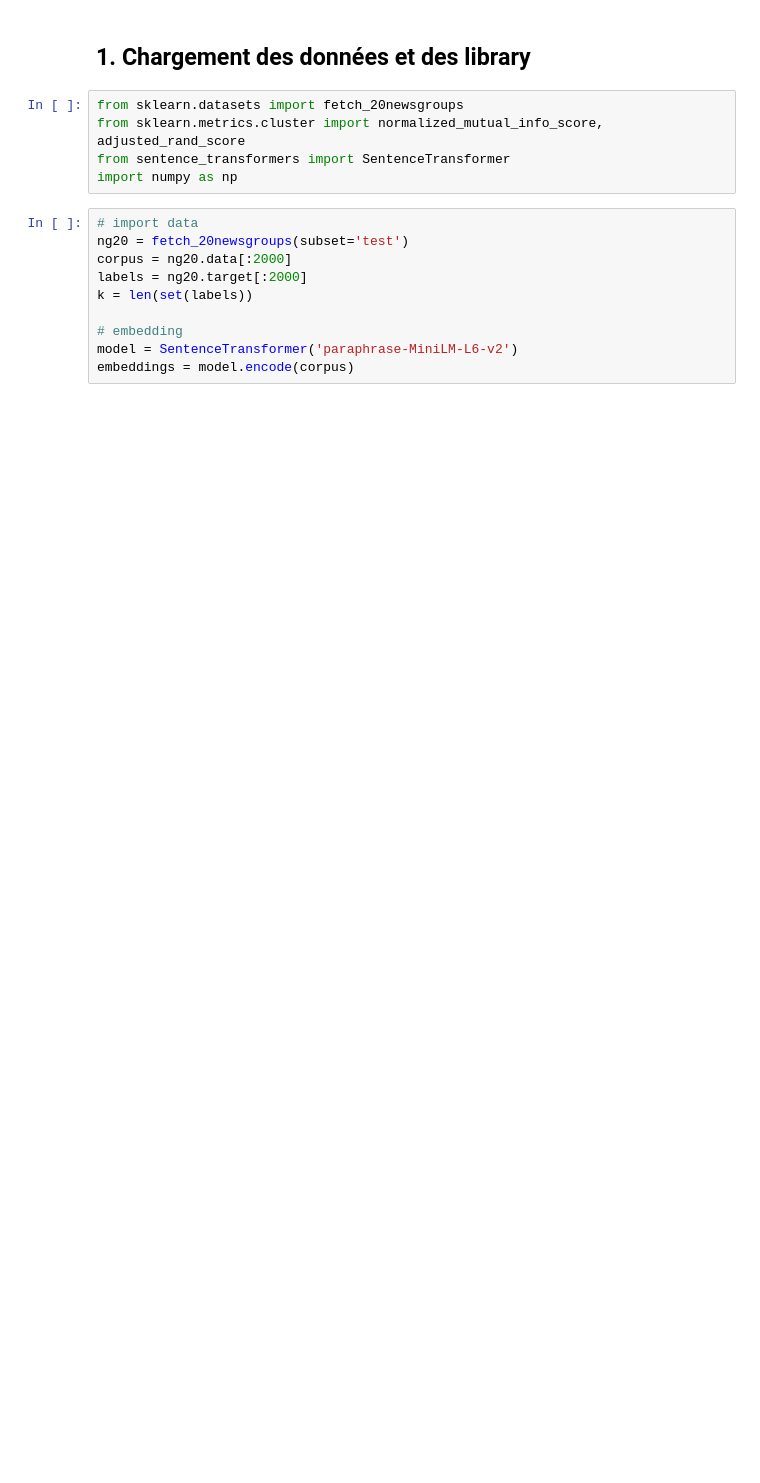
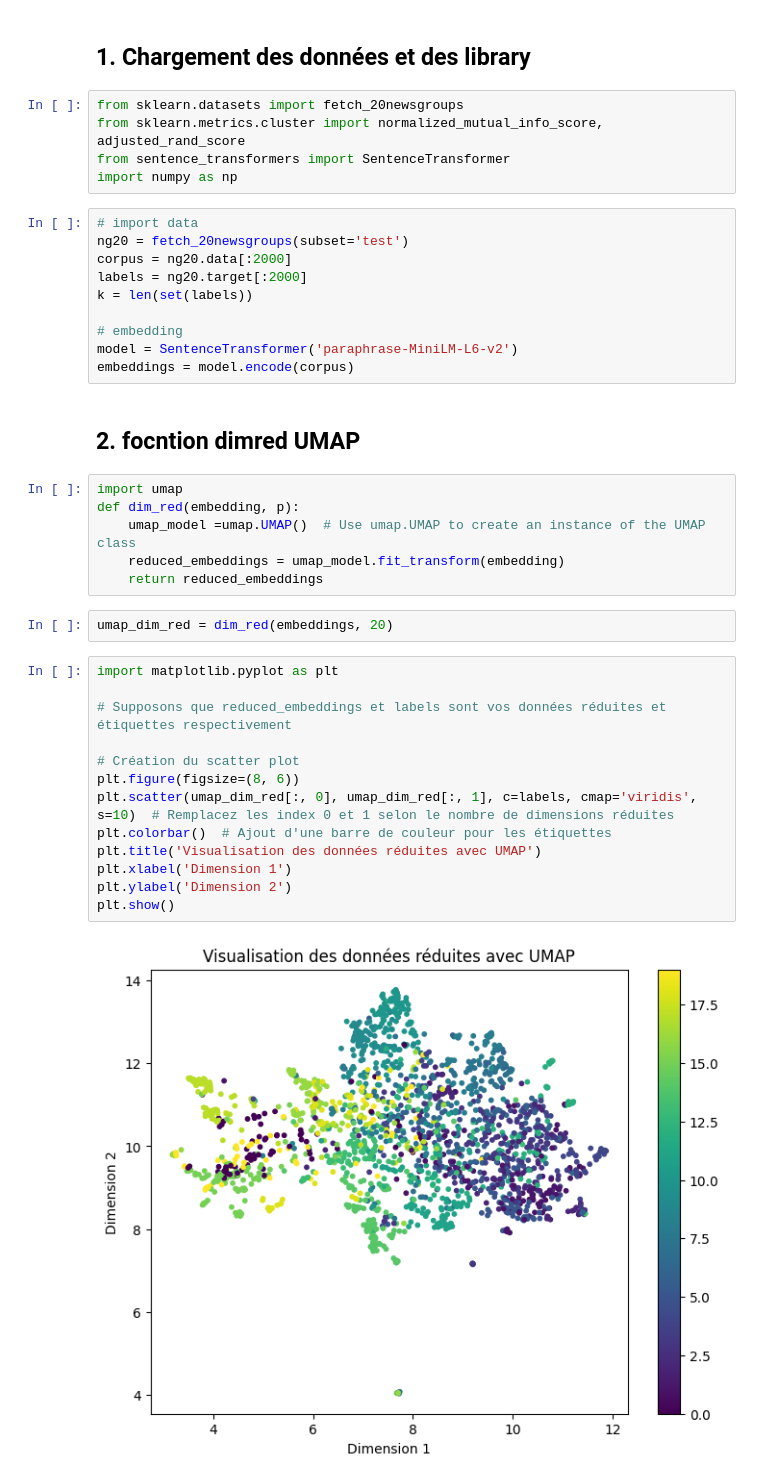
Before and after one commit to rayanzer/Projet_data_eng, a Jupyter notebook: experiments/experiments_UMAP.ipynb, the cells around one changed output. Saved outputs shown, nothing was run; the diff lists cells and outputs as text; blank space fills up the shorter version.

Commit message:
ajout de la partie 2

```diff
--- a/experiments/experiments_UMAP.ipynb
+++ b/experiments/experiments_UMAP.ipynb
@@ -35,3 +48,28 @@ k = len(set(labels))
 # embedding
 model = SentenceTransformer('paraphrase-MiniLM-L6-v2')
 embeddings = model.encode(corpus)
+# %% [markdown]
+## **2. focntion dimred UMAP**
+# %%
+import umap
+def dim_red(embedding, p):
+    umap_model =umap.UMAP()  # Use umap.UMAP to create an instance of the UMAP class
+    reduced_embeddings = umap_model.fit_transform(embedding)
+    return reduced_embeddings
+# %%
+umap_dim_red = dim_red(embeddings, 20)
+# %%
+import matplotlib.pyplot as plt
+
+# Supposons que reduced_embeddings et labels sont vos données réduites et étiquettes respectivement
+
+# Création du scatter plot
+plt.figure(figsize=(8, 6))
+plt.scatter(umap_dim_red[:, 0], umap_dim_red[:, 1], c=labels, cmap='viridis', s=10)  # Remplacez les index 0 et 1 selon le nombre de dimensions réduites
+plt.colorbar()  # Ajout d'une barre de couleur pour les étiquettes
+plt.title('Visualisation des données réduites avec UMAP')
+plt.xlabel('Dimension 1')
+plt.ylabel('Dimension 2')
+plt.show()
+# %% [output]
+[figure, added]
```
Also changed, not shown: parts of 2 cells of this notebook.
